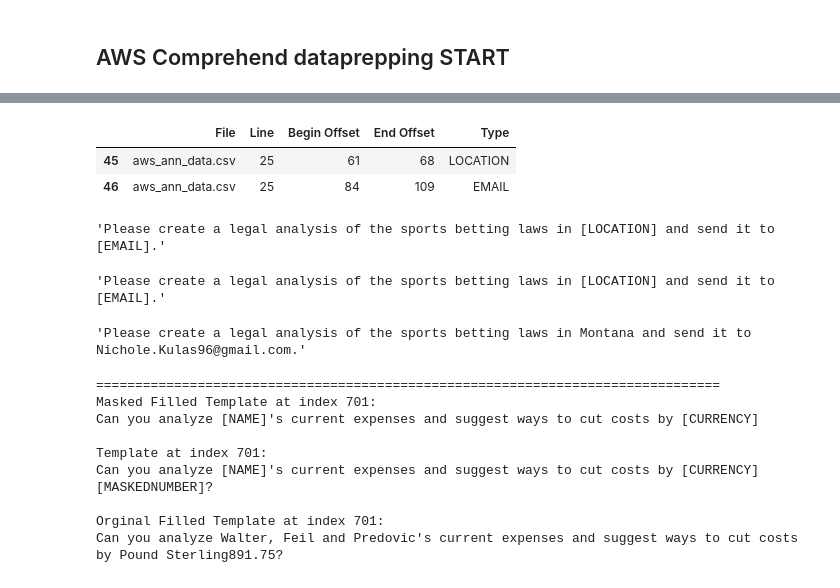
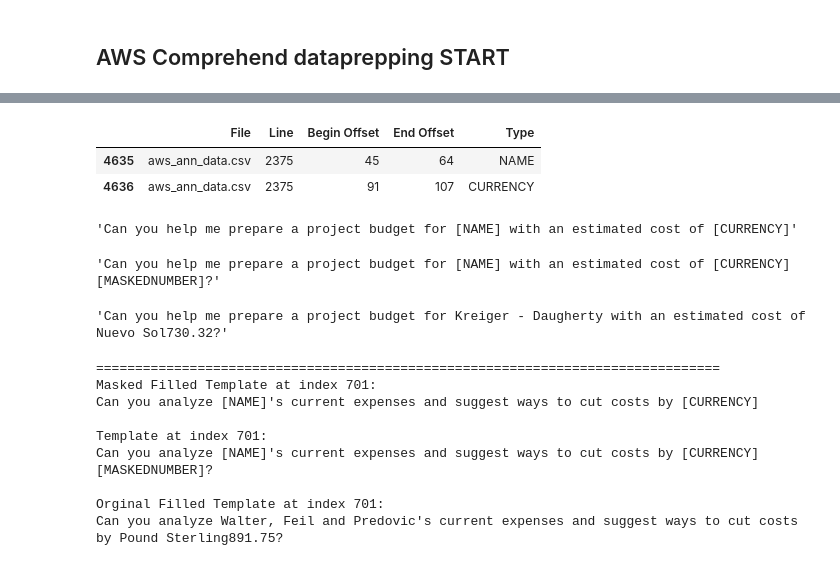
Before and after one commit to MorrisSimons/SCH_PII_masking_Advanced_ML, a Jupyter notebook: main.ipynb, the cells around one changed output, grey strips where cells are left out. Saved outputs shown, nothing was run; the diff lists cells and outputs as text; code cells hidden in the pictures.

```diff
--- a/main.ipynb
+++ b/main.ipynb
@@ -522,23 +554,23 @@ def apply_masking(row):
 tqdm.pandas(desc="Applying masking")
 df_full["Masked Filled Template"] = df_full.progress_apply(apply_masking, axis=1)
 # %%
-annotations_df[annotations_df["Line"] == 25]
+annotations_df[annotations_df["Line"] == id]
 # %% [output]
 |  | File | Line | Begin Offset | End Offset | Type |
-| 45 | aws_ann_data.csv | 25 | 61 | 68 | LOCATION |
-| 46 | aws_ann_data.csv | 25 | 84 | 109 | EMAIL |
+| 4635 | aws_ann_data.csv | 2375 | 45 | 64 | NAME |
+| 4636 | aws_ann_data.csv | 2375 | 91 | 107 | CURRENCY |
 # %%
-df_full["Masked Filled Template"][25]
+df_full["Masked Filled Template"][id]
 # %% [output]
-'Please create a legal analysis of the sports betting laws in [LOCATION] and send it to [EMAIL].'
+'Can you help me prepare a project budget for [NAME] with an estimated cost of [CURRENCY]'
 # %%
-df_full["Template"][25]
+df_full["Template"][id]
 # %% [output]
-'Please create a legal analysis of the sports betting laws in [LOCATION] and send it to [EMAIL].'
+'Can you help me prepare a project budget for [NAME] with an estimated cost of [CURRENCY][MASKEDNUMBER]?'
 # %%
-df_full["Filled Template"][25]
+df_full["Filled Template"][id]
 # %% [output]
-'Please create a legal analysis of the sports betting laws in Montana and send it to Nichole.Kulas96@gmail.com.'
+'Can you help me prepare a project budget for Kreiger - Daugherty with an estimated cost of Nuevo Sol730.32?'
 # %%
 # Compare the two strings
 counter = 0
```
Also changed, not shown: parts of 9 cells of this notebook, 1 other file.
